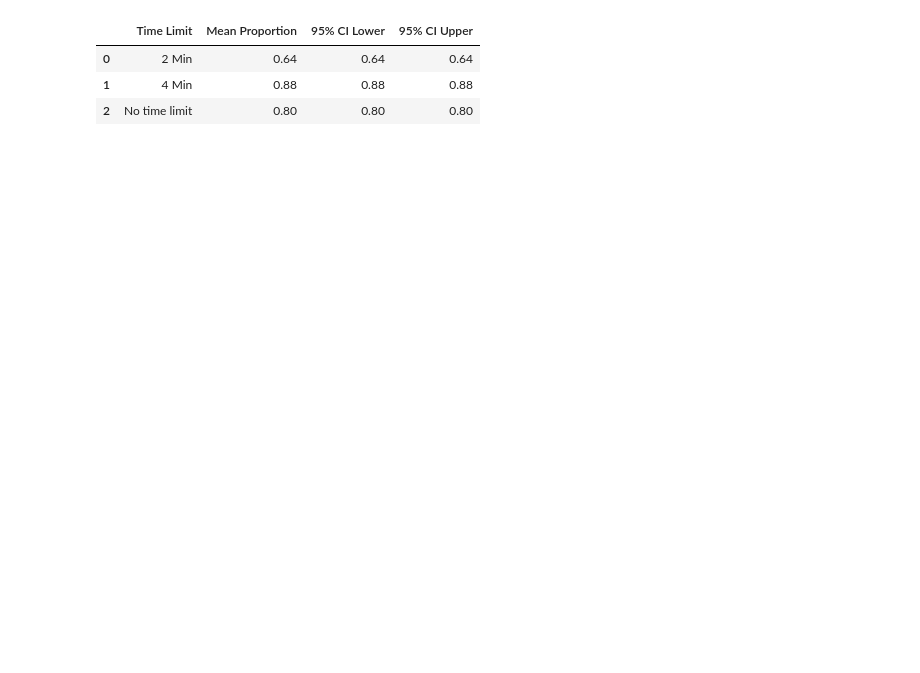
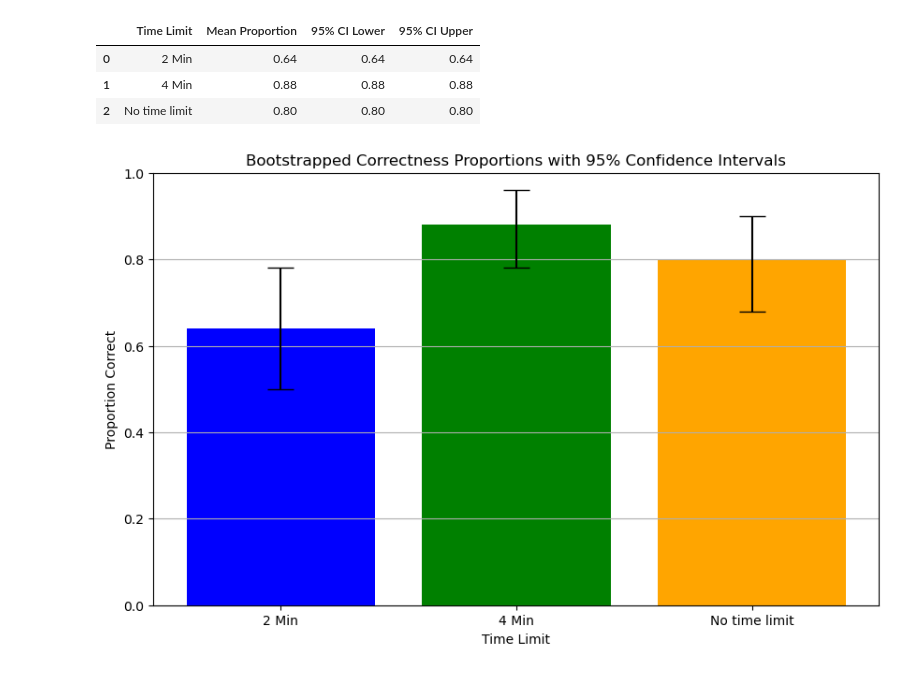
Before and after one commit to ClairNorah/ExperimentInCognitiveScience, a Jupyter notebook: analysis.ipynb, the cells around one changed output. Cells and saved outputs as stored; diff of their text form; code cells hidden in the pictures; blank space fills up the shorter version.

```diff
--- a/analysis.ipynb
+++ b/analysis.ipynb
@@ -387,3 +430,30 @@ results_df
 | 0 | 2 Min | 0.64 | 0.64 | 0.64 |
 | 1 | 4 Min | 0.88 | 0.88 | 0.88 |
 | 2 | No time limit | 0.80 | 0.80 | 0.80 |
+# %%
+import matplotlib.pyplot as plt
+import numpy as np
+
+# Example values for bootstrapped results (replace these with your computed values)
+time_limits = ["2 Min", "4 Min", "No time limit"]
+mean_proportions = np.array([0.64, 0.88, 0.80])  # Replace with your bootstrapped means
+ci_lower = np.array([0.50, 0.78, 0.68])          # Replace with your lower CI
+ci_upper = np.array([0.78, 0.96, 0.90])          # Replace with your upper CI
+
+# Create a bar plot with error bars for the 95% confidence intervals
+plt.figure(figsize=(10, 6))
+plt.bar(
+    time_limits,
+    mean_proportions,
+    yerr=[mean_proportions - ci_lower, ci_upper - mean_proportions],
+    capsize=10,
+    color=["blue", "green", "orange"],
+)
+plt.title("Bootstrapped Correctness Proportions with 95% Confidence Intervals")
+plt.ylabel("Proportion Correct")
+plt.xlabel("Time Limit")
+plt.ylim(0, 1)  # Proportions range from 0 to 1
+plt.grid(axis="y")
+plt.show()
+# %% [output]
+[figure, added]
```
Also changed, not shown: parts of 3 cells of this notebook, 1 other file.
